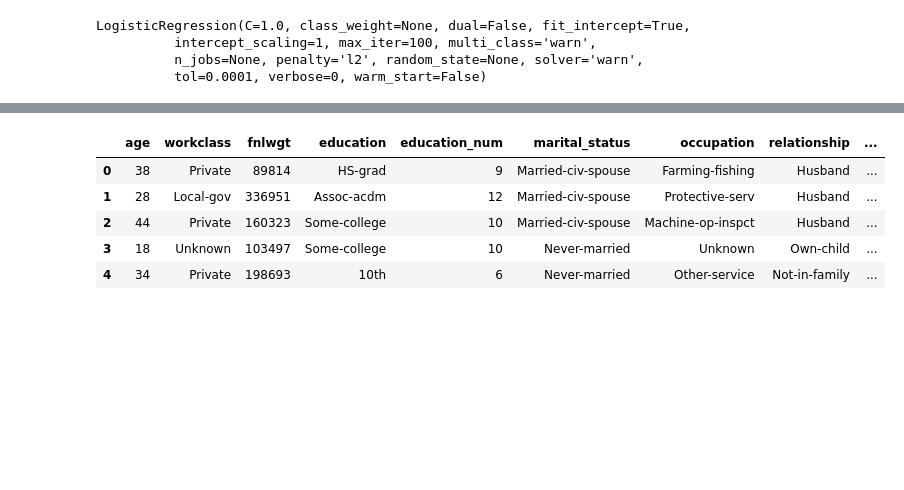
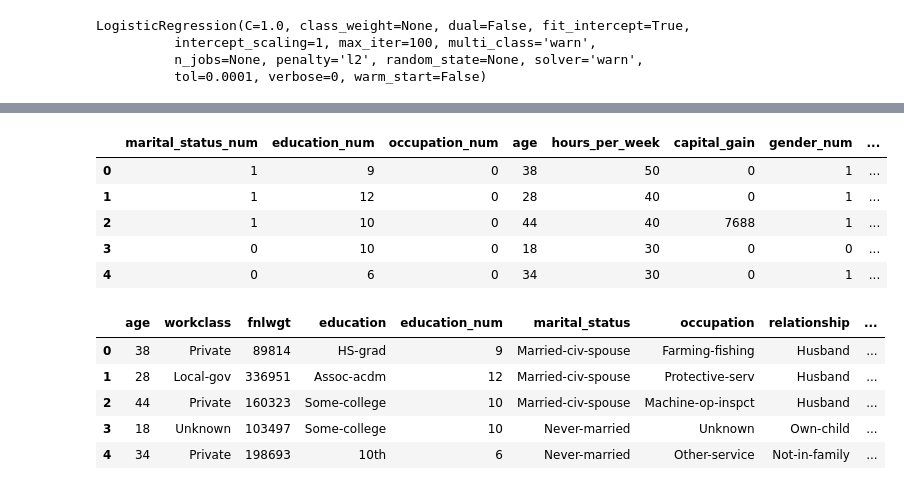
Before and after one commit to volchugin/US-census, a Jupyter notebook: Develop/2019-04-01_US-census_Data_exploration_DV.ipynb, the cells around one changed output, grey strips where cells are left out. Saved outputs shown, nothing was run; the diff lists cells and outputs as text; code cells hidden in the pictures; blank space fills up the shorter version.

```diff
--- a/Develop/2019-04-01_US-census_Data_exploration_DV.ipynb
+++ b/Develop/2019-04-01_US-census_Data_exploration_DV.ipynb
@@ -159,6 +183,6 @@ sns.catplot (y="marital_status", hue="income_bracket", kind="count",
 # %%
 MS = {' Married-civ-spouse': 1, ' Divorced': 0, ' Married-spouse-absent': 0,
- ' Never-married': 0, ' Separated': 0, ' Married-AF-spouse': 0, ' Widowed': 0}
+ ' Never-married': 0, ' Separated': 0, ' Married-AF-spouse': 1, ' Widowed': 0}
 # %%
 train['marital_status_num'] = train.marital_status.map (MS)
 # %%
@@ -170,7 +214,7 @@ sns.catplot (y="occupation", hue="income_bracket", kind="count",
 OC = {' Exec-managerial': 1, ' Handlers-cleaners': 0, ' Prof-specialty': 1,
  ' Other-service': 0, ' Adm-clerical': 0, ' Sales': 0, ' Craft-repair': 0,
  ' Transport-moving': 0, ' Farming-fishing': 0, ' Machine-op-inspct': 0,
- ' Tech-support': 0, 'Unknown': 0, ' Protective-serv': 0, ' Armed-Forces': 1,
+ ' Tech-support': 0, 'Unknown': 0, ' Protective-serv': 0, ' Armed-Forces': 0,
  ' Priv-house-serv': 0}
 # %%
 train['occupation_num'] = train.occupation.map (OC)
@@ -269 +382,3 @@ test['marital_status_num'] = test.marital_status.map (MS)
+# %%
+test['gender_num'] = test.gender.map(G)
 # %%
@@ -270,0 +386,11 @@ test['workclass_num'] = test.workclass.map (WC)
+# %%
+test2 = test[['marital_status_num', 'education_num',
+               'occupation_num', 'age', 'hours_per_week', 'capital_gain', 'gender_num', 'capital_loss', 'workclass_num']]
+test2.head()
+# %% [output]
+|  | marital_status_num | education_num | occupation_num | age | hours_per_week | capital_gain | gender_num | ... |
+| 0 | 1 | 9 | 0 | 38 | 50 | 0 | 1 | ... |
+| 1 | 1 | 12 | 0 | 28 | 40 | 0 | 1 | ... |
+| 2 | 1 | 10 | 0 | 44 | 40 | 7688 | 1 | ... |
+| 3 | 0 | 10 | 0 | 18 | 30 | 0 | 0 | ... |
+| 4 | 0 | 6 | 0 | 34 | 30 | 0 | 1 | ... |
```
Also changed, not shown: parts of 46 cells of this notebook, 1 other file.
